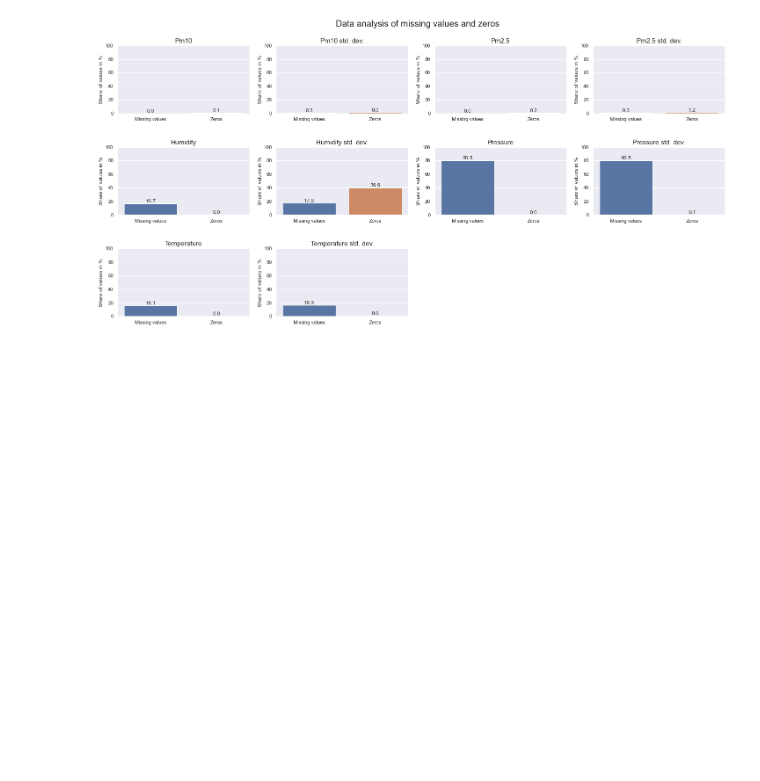
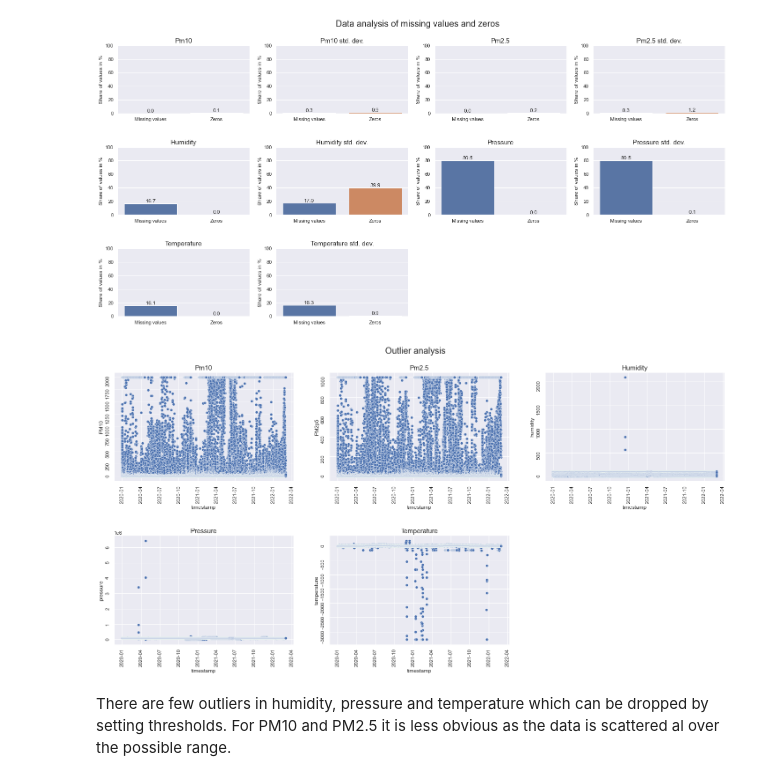
Before and after one commit to j-herbig/air-pollution, a Jupyter notebook: notebooks/EDA_johannes.ipynb, the cells around one changed output. Saved outputs shown, nothing was run; the diff lists cells and outputs as text; code cells hidden in the pictures; blank space fills up the shorter version.

```diff
--- a/notebooks/EDA_johannes.ipynb
+++ b/notebooks/EDA_johannes.ipynb
@@ -182,3 +223,37 @@ for row in range(rows):
             fig.delaxes(ax[row][col])
 # %% [output]
 [figure]
+# %%
+# define metrics and columns to plot
+metrics = ["missing_values_share", "0_values_share"]
+ys = data_cols_wo_std
+
+# define size of subplot
+columns = 3
+rows = int(np.ceil((len(ys)) / columns))
+
+# plot
+fig, ax = plt.subplots(rows, columns, figsize=(20,10)) # create subplots
+plt.suptitle("Outlier analysis", fontsize=20) # title of plot
+fig.tight_layout() # tight_layout automatically adjusts subplot params so that the subplot(s) fits in to the figure area
+plt.subplots_adjust(hspace = .5, wspace = .2, top = .9) # adjusts the space between the single subplots
+
+for row in range(rows):
+    for col in range(columns):
+        if col + row * (rows + 1) < len(ys):
+            # create a bar for each metric defined above for a column of ys list
+            sns.scatterplot(data=df, x='timestamp', y=ys[col + row * (rows + 1)], ax=ax[row][col])
+            # set the x, y and x-tick labels
+            # ax[row][col].set_xlabel("")
+            # use the column name with slight changes as subplot name
+            title = f"{ys[col + row * (rows + 1)]}".replace('_', ' ').replace('std', 'std. dev.').replace('2p5', '2.5').capitalize()
+            ax[row][col].set_title(title, fontsize = 15)
+            ax[row][col].tick_params(labelrotation=90)
+        else:
+            # delete not needed subplots
+            fig.delaxes(ax[row][col])
+# %% [output]
+[figure, added]
+# %% [markdown]
+There are few outliers in humidity, pressure and temperature which can be dropped by setting thresholds. </br>
+For PM10 and PM2.5 it is less obvious as the data is scattered al over the possible range.
```
Also changed, not shown: parts of 18 cells of this notebook.
